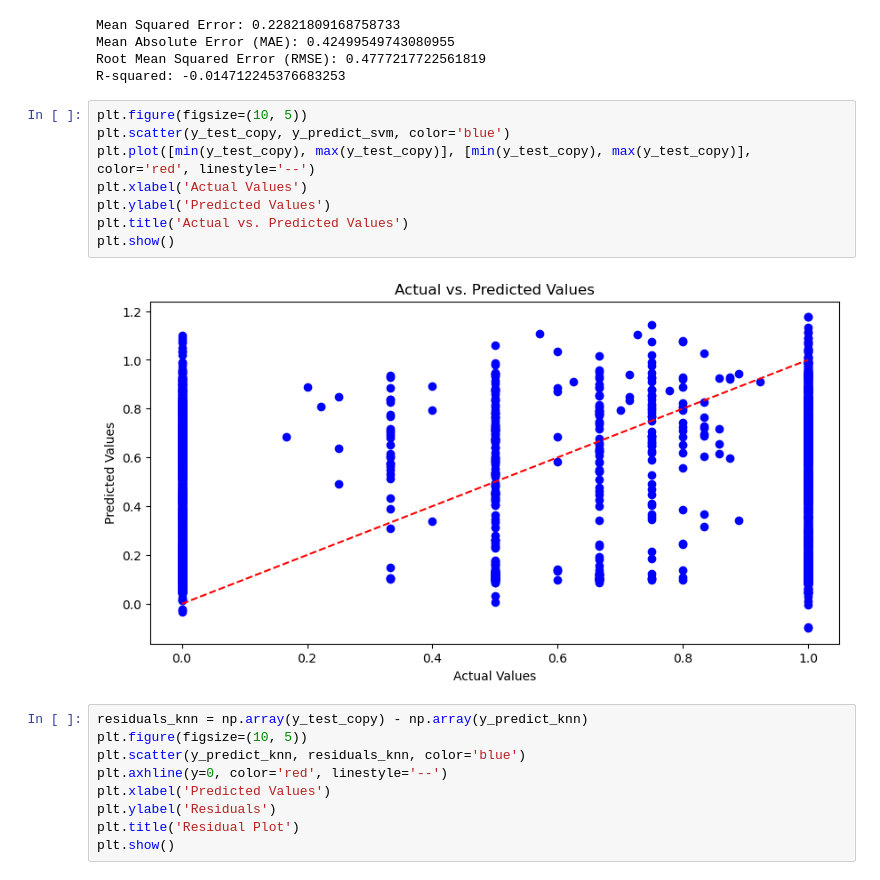
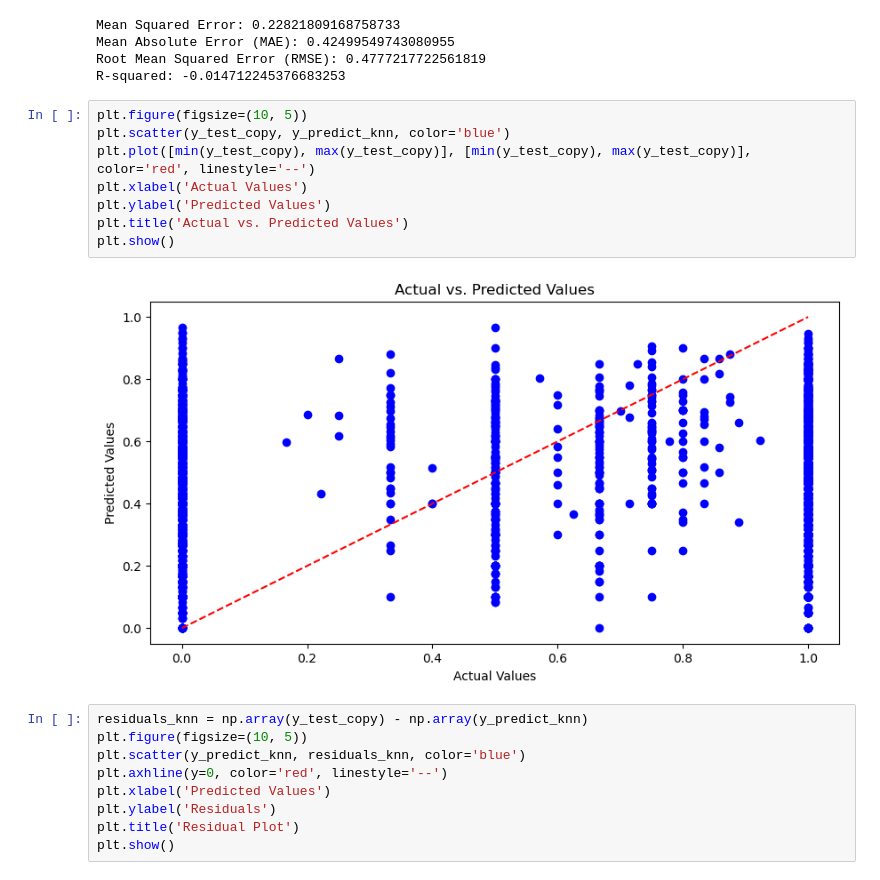
Before and after one commit to erika-ld/CPSC483-Machine-Learning-Project, a Jupyter notebook: evaluation_and_analysis.ipynb, the cells around one changed output. Saved outputs shown, nothing was run; the diff lists cells and outputs as text.

```diff
--- a/evaluation_and_analysis.ipynb
+++ b/evaluation_and_analysis.ipynb
@@ -78,14 +124,14 @@ Root Mean Squared Error (RMSE): 0.4777217722561819
 R-squared: -0.014712245376683253
 # %%
 plt.figure(figsize=(10, 5))
-plt.scatter(y_test_copy, y_predict_svm, color='blue')
+plt.scatter(y_test_copy, y_predict_knn, color='blue')
 plt.plot([min(y_test_copy), max(y_test_copy)], [min(y_test_copy), max(y_test_copy)], color='red', linestyle='--')
 plt.xlabel('Actual Values')
 plt.ylabel('Predicted Values')
 plt.title('Actual vs. Predicted Values')
 plt.show()
 # %% [output]
-[figure, old version]
+[figure, new version]
 # %%
 residuals_knn = np.array(y_test_copy) - np.array(y_predict_knn)
 plt.figure(figsize=(10, 5))
```
Also changed, not shown: parts of 2 cells of this notebook, 5 other files.
